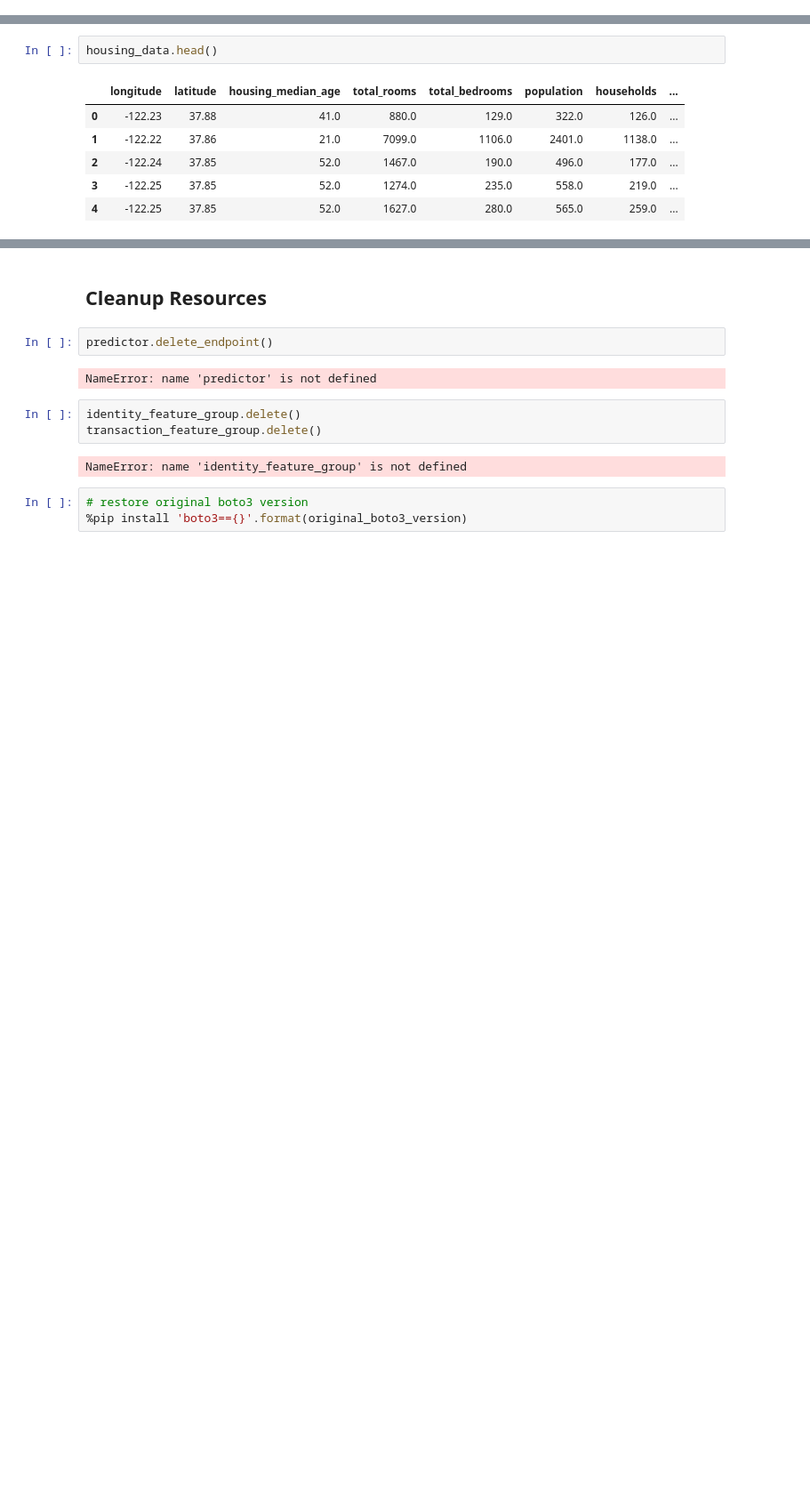
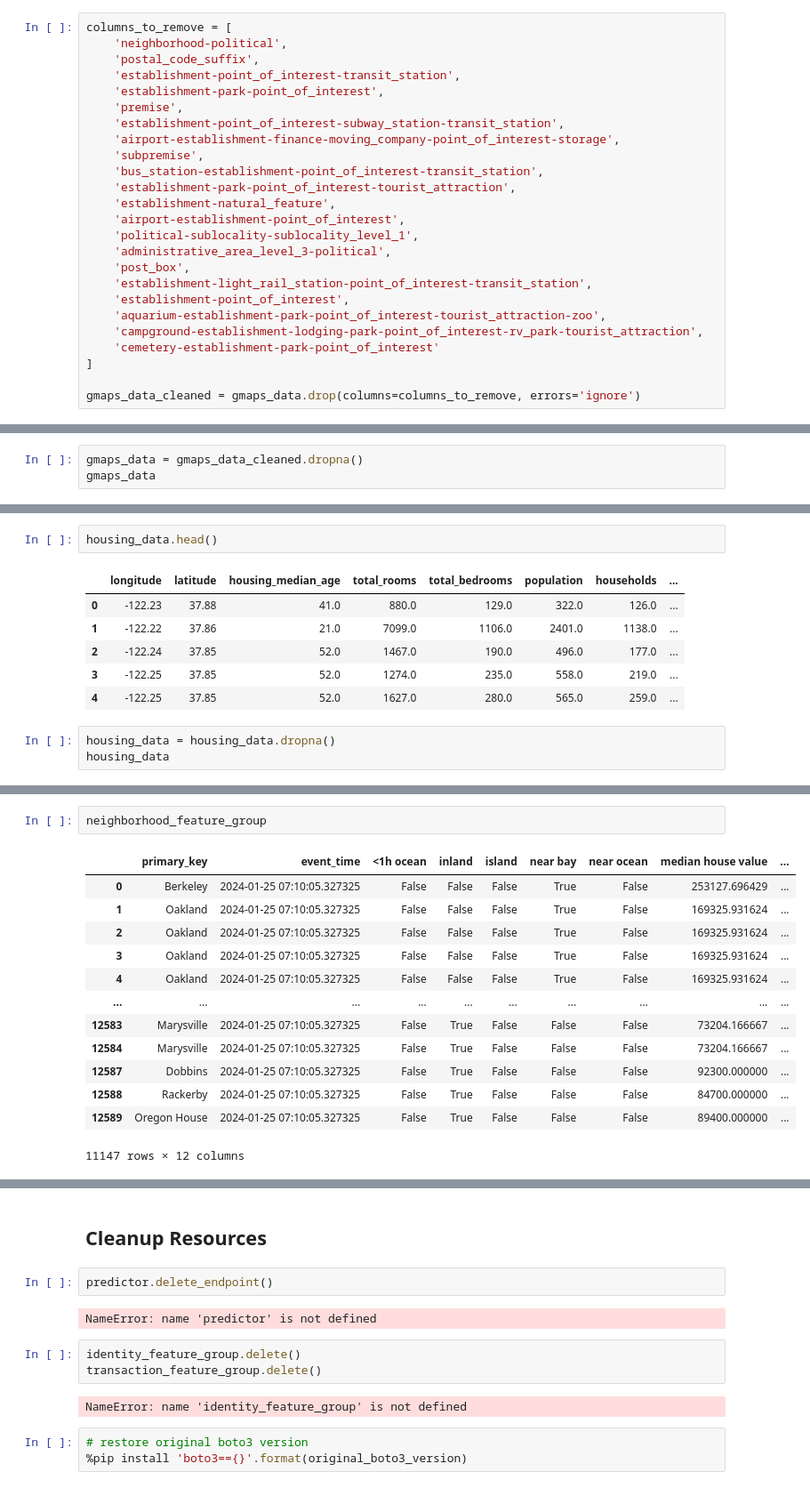
Before and after one commit to jerm914/aai-540, a Jupyter notebook: Assignment_3/Assignment_3.ipynb, the cells around one changed output, grey strips where cells are left out. Shown at 89% size. Drawn from its saved outputs; the diff is of its cells as text; blank space fills up the shorter version.

```diff
--- a/Assignment_3/Assignment_3.ipynb
+++ b/Assignment_3/Assignment_3.ipynb
@@ -84,0 +108,25 @@ gmaps_data.head()
+# %%
+columns_to_remove = [
+    'neighborhood-political',
+    'postal_code_suffix',
+    'establishment-point_of_interest-transit_station',
+    'establishment-park-point_of_interest',
+    'premise',
+    'establishment-point_of_interest-subway_station-transit_station',
+    'airport-establishment-finance-moving_company-point_of_interest-storage',
+    'subpremise',
+    'bus_station-establishment-point_of_interest-transit_station',
+    'establishment-park-point_of_interest-tourist_attraction',
+    'establishment-natural_feature',
+    'airport-establishment-point_of_interest',
+    'political-sublocality-sublocality_level_1',
+    'administrative_area_level_3-political',
+    'post_box',
+    'establishment-light_rail_station-point_of_interest-transit_station',
+    'establishment-point_of_interest',
+    'aquarium-establishment-park-point_of_interest-tourist_attraction-zoo',
+    'campground-establishment-lodging-park-point_of_interest-rv_park-tourist_attraction',
+    'cemetery-establishment-park-point_of_interest'
+]
+
+gmaps_data_cleaned = gmaps_data.drop(columns=columns_to_remove, errors='ignore')
@@ -84,0 +149,3 @@ gmaps_data.head()
+# %%
+gmaps_data = gmaps_data_cleaned.dropna()
+gmaps_data
@@ -91,3 +172,6 @@ housing_data.head()
 | 2 | -122.24 | 37.85 | 52.0 | 1467.0 | 190.0 | 496.0 | 177.0 | ... |
 | 3 | -122.25 | 37.85 | 52.0 | 1274.0 | 235.0 | 558.0 | 219.0 | ... |
 | 4 | -122.25 | 37.85 | 52.0 | 1627.0 | 280.0 | 565.0 | 259.0 | ... |
+# %%
+housing_data = housing_data.dropna()
+housing_data
@@ -93,0 +342,16 @@ housing_data.head()
+# %%
+neighborhood_feature_group
+# %% [output]
+|  | primary_key | event_time | <1h ocean | inland | island | near bay | near ocean | median house value | ... |
+| 0 | Berkeley | 2024-01-25 07:10:05.327325 | False | False | False | True | False | 253127.696429 | ... |
+| 1 | Oakland | 2024-01-25 07:10:05.327325 | False | False | False | True | False | 169325.931624 | ... |
+| 2 | Oakland | 2024-01-25 07:10:05.327325 | False | False | False | True | False | 169325.931624 | ... |
+| 3 | Oakland | 2024-01-25 07:10:05.327325 | False | False | False | True | False | 169325.931624 | ... |
+| 4 | Oakland | 2024-01-25 07:10:05.327325 | False | False | False | True | False | 169325.931624 | ... |
+| ... | ... | ... | ... | ... | ... | ... | ... | ... | ... |
+| 12583 | Marysville | 2024-01-25 07:10:05.327325 | False | True | False | False | False | 73204.166667 | ... |
+| 12584 | Marysville | 2024-01-25 07:10:05.327325 | False | True | False | False | False | 73204.166667 | ... |
+| 12587 | Dobbins | 2024-01-25 07:10:05.327325 | False | True | False | False | False | 92300.000000 | ... |
+| 12588 | Rackerby | 2024-01-25 07:10:05.327325 | False | True | False | False | False | 84700.000000 | ... |
+| 12589 | Oregon House | 2024-01-25 07:10:05.327325 | False | True | False | False | False | 89400.000000 | ... |
+11147 rows × 12 columns
```
Also changed, not shown: parts of 20 cells of this notebook.
